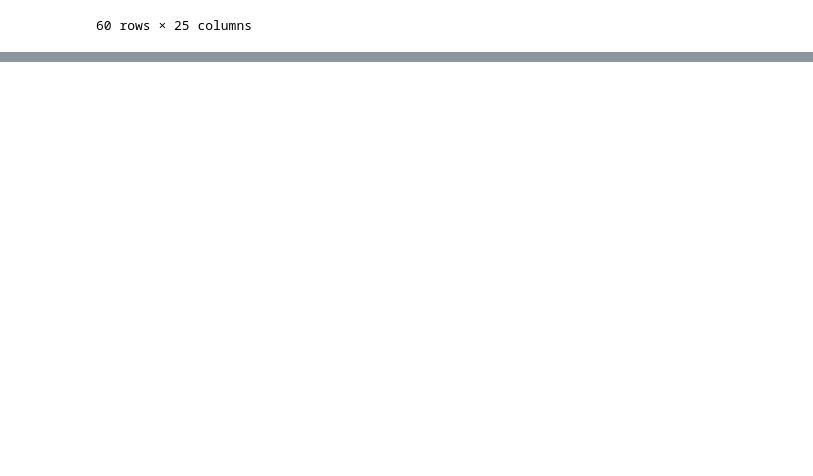
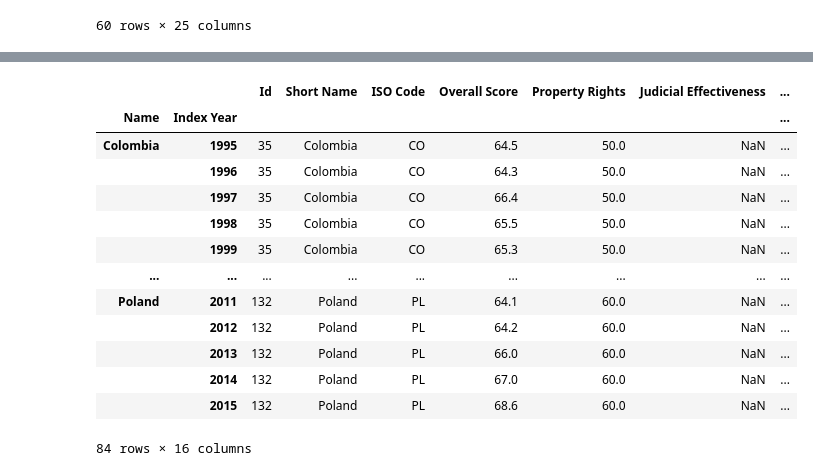
Before and after one commit to spencerjauslander/AugustProject1, a Jupyter notebook: Draft.ipynb, the cells around one changed output, grey strips where cells are left out. Cells and saved outputs as stored; diff of their text form; code cells hidden in the pictures; blank space fills up the shorter version.

```diff
--- a/Draft.ipynb
+++ b/Draft.ipynb
@@ -106,0 +113,3 @@ Other ideas: map of all countries - size of their dot based on decrease
+# %%
+df2 = pd.read_csv("freedom-scores.csv")
+df2
@@ -106,0 +149,4 @@ Other ideas: map of all countries - size of their dot based on decrease
+# %%
+temp = df2.loc[(df2["Name"] == "Croatia") | (df2["Name"] == "Colombia") | (df2["Name"] == "Kazakhstan") | (df2["Name"] == "Poland") | (df2["Name"] == "Slovak Republic")]
+temp = temp.loc[(temp["Index Year"] >= 1995)  & (temp["Index Year"] <= 2015)]
+temp
@@ -106,0 +167,18 @@ Other ideas: map of all countries - size of their dot based on decrease
+# %%
+temp2 = temp.groupby(["Name", "Index Year"])
+temp2.first()
+# %% [output]
+|  |  | Id | Short Name | ISO Code | Overall Score | Property Rights | Judicial Effectiveness | ... |
+| Name | Index Year |  |  |  |  |  |  | ... |
+| Colombia | 1995 | 35 | Colombia | CO | 64.5 | 50.0 | NaN | ... |
+|  | 1996 | 35 | Colombia | CO | 64.3 | 50.0 | NaN | ... |
+|  | 1997 | 35 | Colombia | CO | 66.4 | 50.0 | NaN | ... |
+|  | 1998 | 35 | Colombia | CO | 65.5 | 50.0 | NaN | ... |
+|  | 1999 | 35 | Colombia | CO | 65.3 | 50.0 | NaN | ... |
+| ... | ... | ... | ... | ... | ... | ... | ... | ... |
+| Poland | 2011 | 132 | Poland | PL | 64.1 | 60.0 | NaN | ... |
+|  | 2012 | 132 | Poland | PL | 64.2 | 60.0 | NaN | ... |
+|  | 2013 | 132 | Poland | PL | 66.0 | 60.0 | NaN | ... |
+|  | 2014 | 132 | Poland | PL | 67.0 | 60.0 | NaN | ... |
+|  | 2015 | 132 | Poland | PL | 68.6 | 60.0 | NaN | ... |
+84 rows × 16 columns
```
Also changed, not shown: parts of 22 cells of this notebook, 1 other file.
